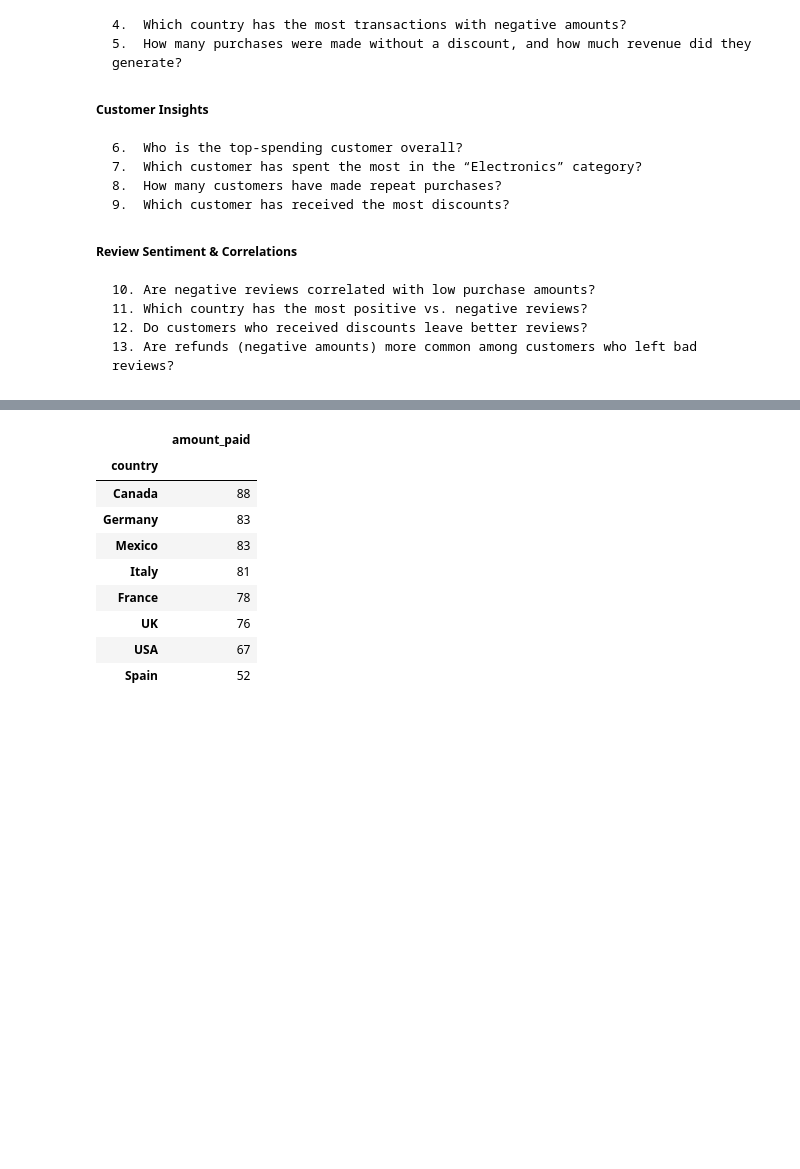
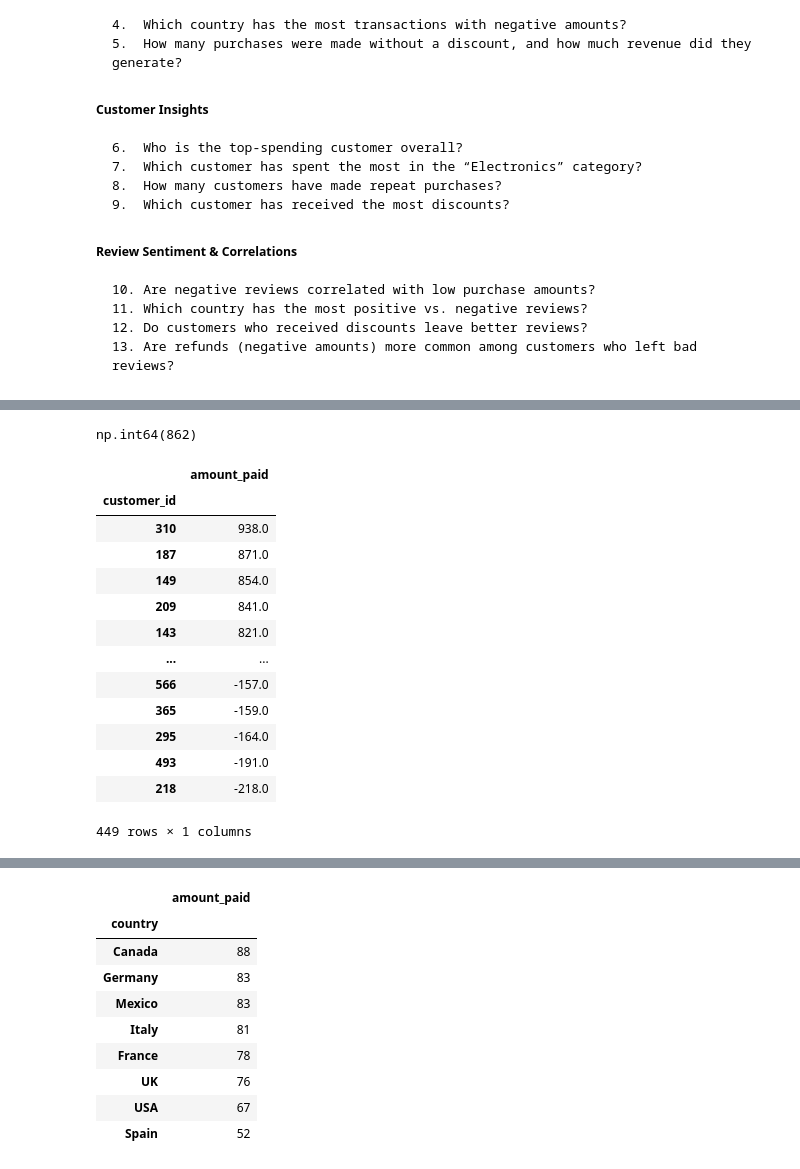
Before and after one commit to OscarFraile/EVOLVE, a Jupyter notebook: Fernando_Costa/Notebooks/pre/5.1.1 - Pandas III - Aggregation & combination.ipynb, the cells around one changed output, grey strips where cells are left out. Saved outputs shown, nothing was run; the diff lists cells and outputs as text; code cells hidden in the pictures; blank space fills up the shorter version.

```diff
--- a/Fernando_Costa/Notebooks/pre/5.1.1 - Pandas III - Aggregation & combination.ipynb
+++ b/Fernando_Costa/Notebooks/pre/5.1.1 - Pandas III - Aggregation & combination.ipynb
@@ -870,0 +927,33 @@ df.sample()
+# %%
+# 	5.	How many purchases were made without a discount, and how much revenue did they generate?
+
+# compras sin descuento:
+df.sample()
+n_filas = df[df["discount_applied"].isin([False, "Unknown"])].shape[0]
+#n_filas = df[df["discount_applied"] != True]
+n_filas = df.loc[(df.discount_applied.isin([False, "Unknown"]))].discount_applied.value_counts().sum()
+n_filas
+# %% [output]
+np.int64(862)
+# %%
+"""	6.	Who is the top-spending customer overall?
+	7.	Which customer has spent the most in the “Electronics” category?
+	8.	How many customers have made repeat purchases?
+	9.	Which customer has received the most discounts?"""
+
+df.groupby("customer_id").agg({"amount_paid":"sum"}).sort_values("amount_paid", ascending=False) # 310
+# %% [output]
+|  | amount_paid |
+| customer_id |  |
+| 310 | 938.0 |
+| 187 | 871.0 |
+| 149 | 854.0 |
+| 209 | 841.0 |
+| 143 | 821.0 |
+| ... | ... |
+| 566 | -157.0 |
+| 365 | -159.0 |
+| 295 | -164.0 |
+| 493 | -191.0 |
+| 218 | -218.0 |
+449 rows × 1 columns
```
Also changed, not shown: parts of 12 cells of this notebook.
